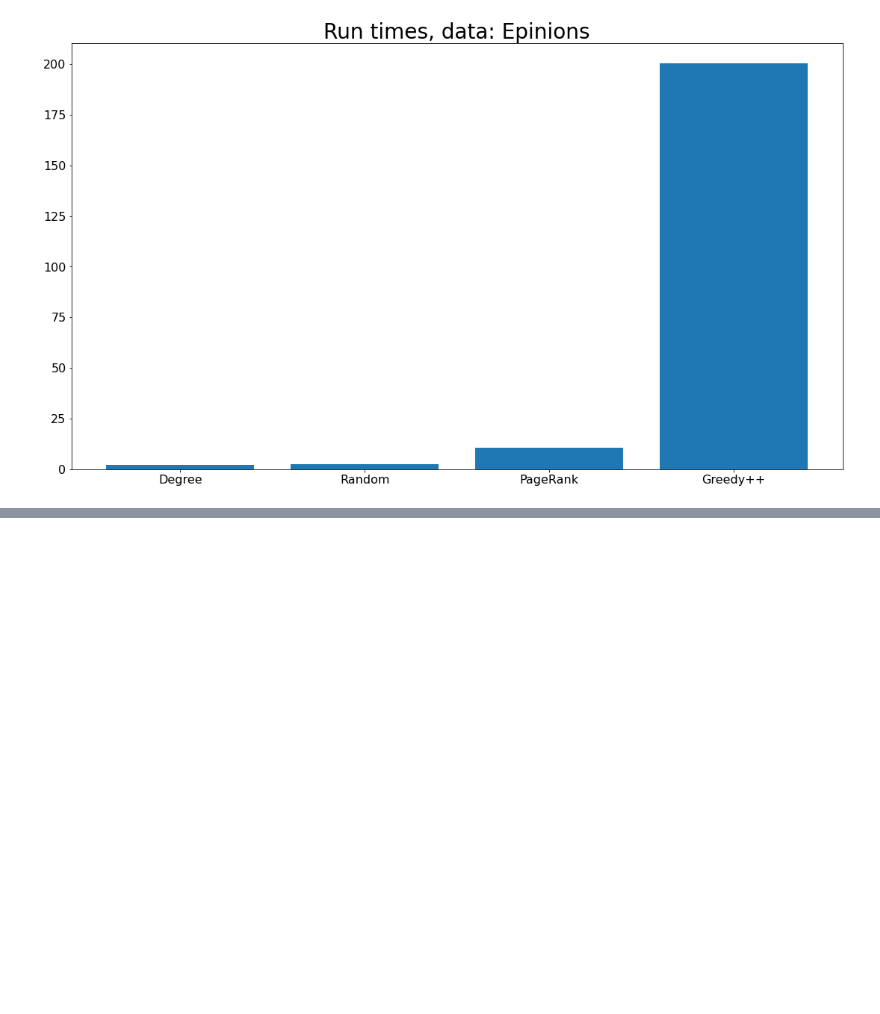
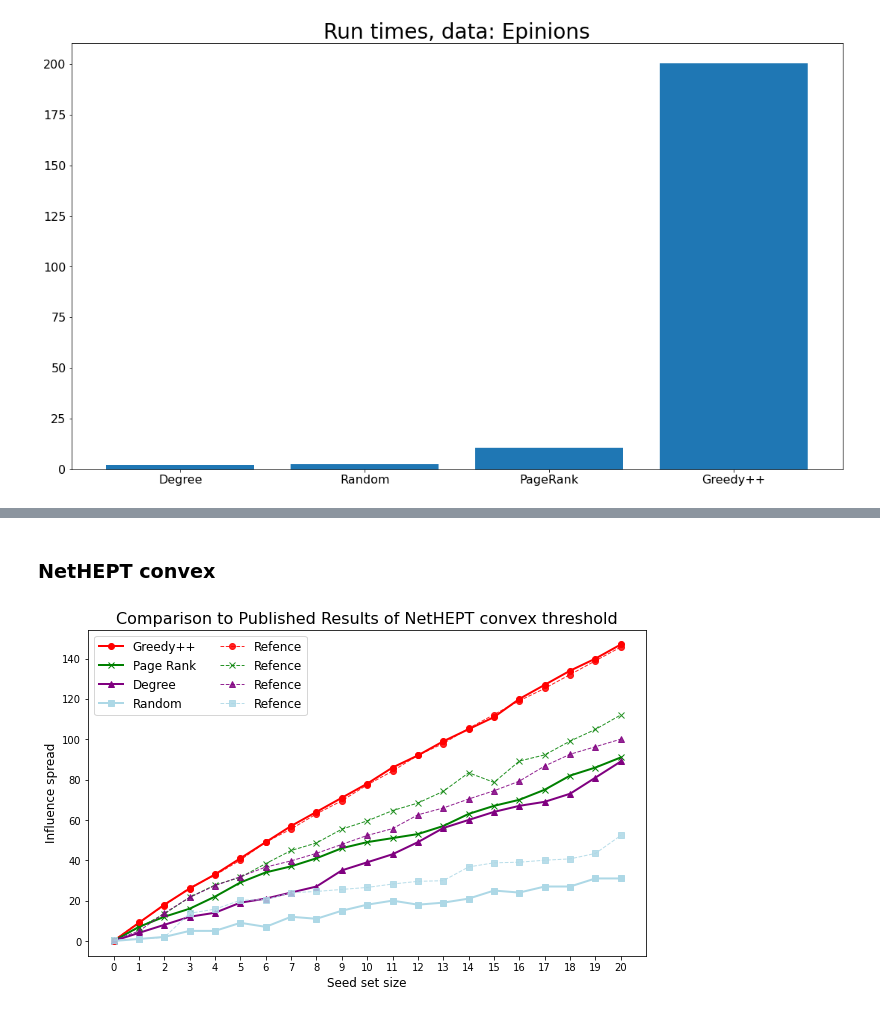
Before and after one commit to mfm92/Reproducibility_TopK, a Jupyter notebook: stats_test.ipynb, the cells around one changed output, grey strips where cells are left out. Drawn from its saved outputs; the diff is of its cells as text; code cells hidden in the pictures; blank space fills up the shorter version.

```diff
--- a/stats_test.ipynb
+++ b/stats_test.ipynb
@@ -204,0 +267,7 @@ plot_inf("Epinions", df_greedy_epinions,
+# %% [markdown]
+### NetHEPT convex
+# %%
+plot_reference_comparison(df_greedy_nethept_convex, df_pagerank_nethept_convex, df_degree_nethept_convex, df_random_nethept_convex,
+                       dataset="NetHEPT", threshold="convex")
+# %% [output]
+[figure, added]
```
Also changed, not shown: parts of 12 cells of this notebook, 5 other files.
